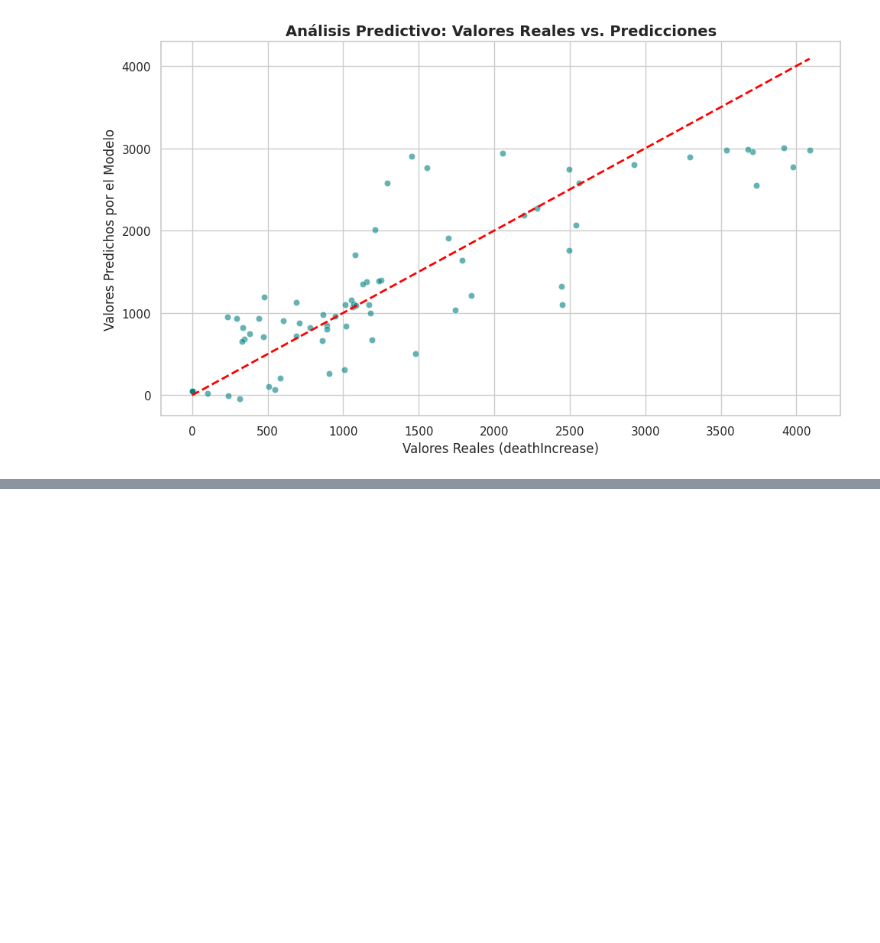
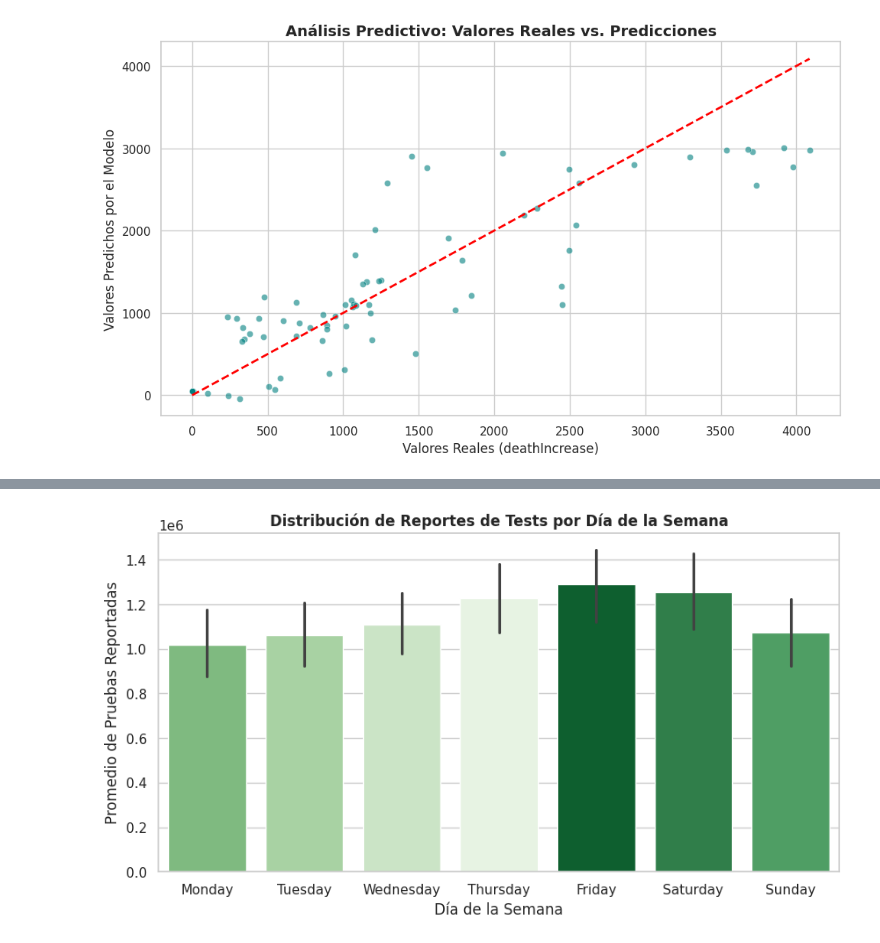
Before and after one commit to Bootcamp-DA-P2/Proyecto-EDA-Exploratory-Data-Analysis-Grupo-6, a Jupyter notebook: notebook/Proyecto_EDA_Exploratory_Data_Analysis_Grupo_6.ipynb, the cells around one changed output, grey strips where cells are left out. Cells and saved outputs as stored; diff of their text form; code cells hidden in the pictures; blank space fills up the shorter version.

```diff
--- a/notebook/Proyecto_EDA_Exploratory_Data_Analysis_Grupo_6.ipynb
+++ b/notebook/Proyecto_EDA_Exploratory_Data_Analysis_Grupo_6.ipynb
@@ -175,0 +61,24 @@ df = df.sort_values('date').reset_index(drop=True)
+# %%
+# 1. Corregir formato de fecha y ordenar cronológicamente
+df['date'] = pd.to_datetime(df['date'])
+df = df.sort_values(by='date').reset_index(drop=True)
+
+# 2. Reemplazar incrementos negativos erróneos por 0 (Bucle unificado)
+columnas_limpieza_negativos = ['hospitalizedIncrease', 'negativeIncrease', 'deathIncrease', 'positiveIncrease', 'totalTestResultsIncrease']
+for col in columnas_limpieza_negativos:
+    df[col] = df[col].clip(lower=0)
+
+# 3. Rellenar nulos de variables acumuladas reales con 0
+acumuladas_reales = [
+    'death', 'positive', 'inIcuCumulative', 'hospitalizedCumulative',
+    'onVentilatorCumulative', 'negative'
+]
+df[acumuladas_reales] = df[acumuladas_reales].fillna(0)
+
+# 4. Rellenar nulos de variables de estado actual usando interpolación y extremos
+estados_actuales = ['hospitalizedCurrently', 'inIcuCurrently', 'onVentilatorCurrently']
+df[estados_actuales] = df[estados_actuales].interpolate(method='linear').bfill().ffill()
+
+# Verificación final real sin errores
+print("Total de columnas con nulos:", (df.isnull().sum() > 0).sum())
+print("Total global de celdas nulas en el dataset:", df.isnull().sum().sum())
@@ -571,0 +486,19 @@ Conclusión: El invierno de 2020-2021 fue el verdadero reto del sistema de salud
+# %%
+df_filtrado['day_name'] = df_filtrado['date'].dt.day_name()
+
+plt.figure(figsize=(10, 5))
+sns.barplot(
+    data=df_filtrado,
+    x='day_name',
+    y='totalTestResultsIncrease',
+    hue='day_name',
+    legend=False,
+    order=['Monday', 'Tuesday', 'Wednesday', 'Thursday', 'Friday', 'Saturday', 'Sunday'],
+    palette='Greens_r'
+)
+plt.title('Distribución de Reportes de Tests por Día de la Semana', fontsize=12, fontweight='bold')
+plt.ylabel('Promedio de Pruebas Reportadas')
+plt.xlabel('Día de la Semana')
+plt.show()
+# %% [output]
+[figure, added]
```
Also changed, not shown: parts of 19 cells of this notebook.
